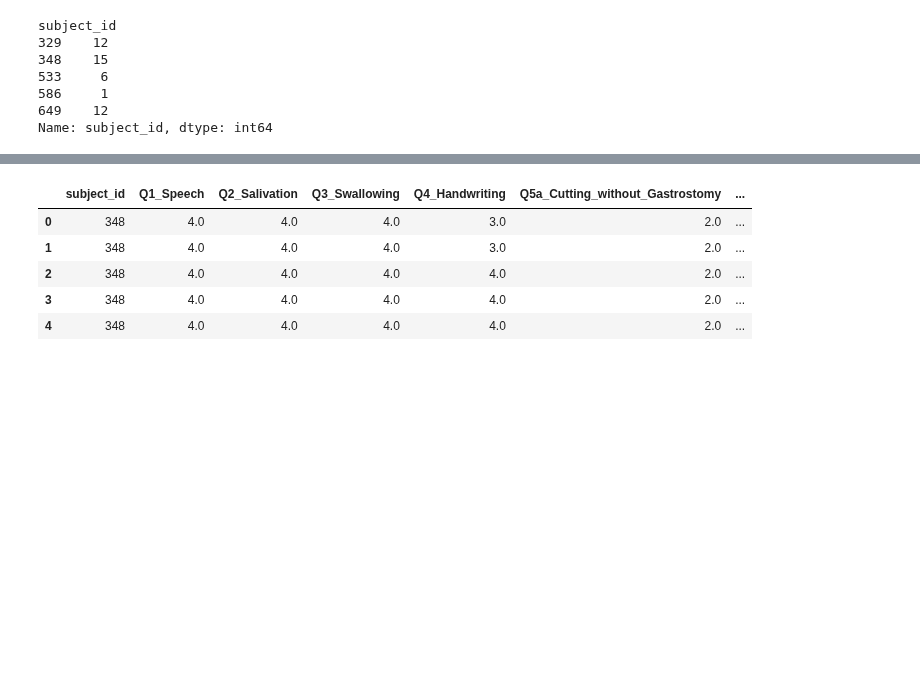
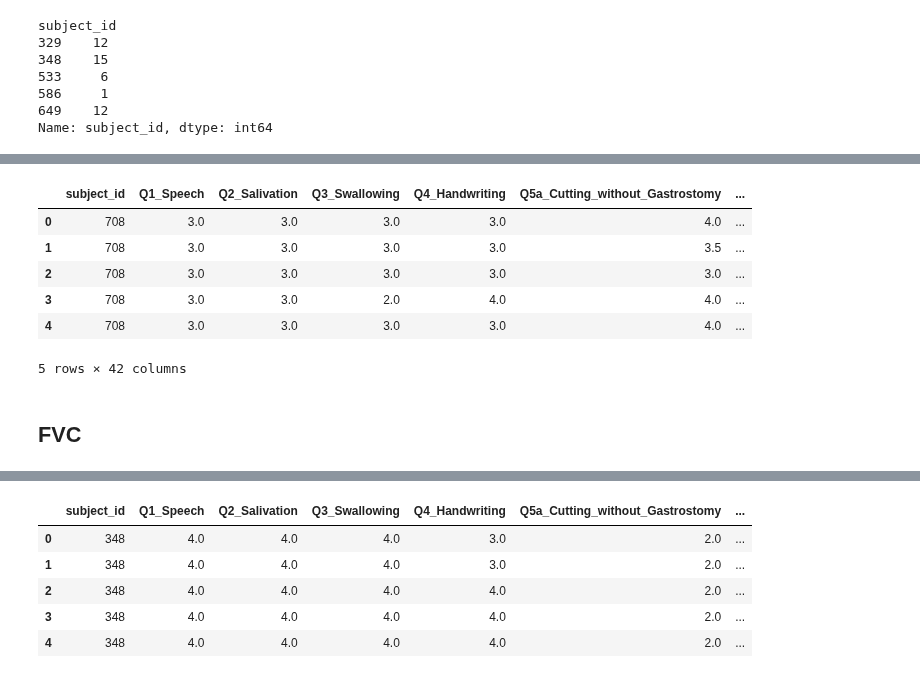
Before and after one commit to ttompk/als, a Jupyter notebook: eda.ipynb, the cells around one changed output, grey strips where cells are left out. Drawn from its saved outputs; the diff is of its cells as text; code cells hidden in the pictures; blank space fills up the shorter version.

Commit message:
prepping for master table

```diff
--- a/eda.ipynb
+++ b/eda.ipynb
@@ -93,0 +166,3 @@ Name: subject_id, dtype: int64
+# %%
+# merge death data into df
+df = df.merge(death, how='inner', on='subject_id')
@@ -93,0 +188,12 @@ Name: subject_id, dtype: int64
+# %%
+df.head()
+# %% [output]
+|  | subject_id | Q1_Speech | Q2_Salivation | Q3_Swallowing | Q4_Handwriting | Q5a_Cutting_without_Gastrostomy | ... |
+| 0 | 708 | 3.0 | 3.0 | 3.0 | 3.0 | 4.0 | ... |
+| 1 | 708 | 3.0 | 3.0 | 3.0 | 3.0 | 3.5 | ... |
+| 2 | 708 | 3.0 | 3.0 | 3.0 | 3.0 | 3.0 | ... |
+| 3 | 708 | 3.0 | 3.0 | 2.0 | 4.0 | 4.0 | ... |
+| 4 | 708 | 3.0 | 3.0 | 3.0 | 3.0 | 4.0 | ... |
+5 rows × 42 columns
+# %% [markdown]
+## FVC
```
Also changed, not shown: parts of 41 cells of this notebook.
